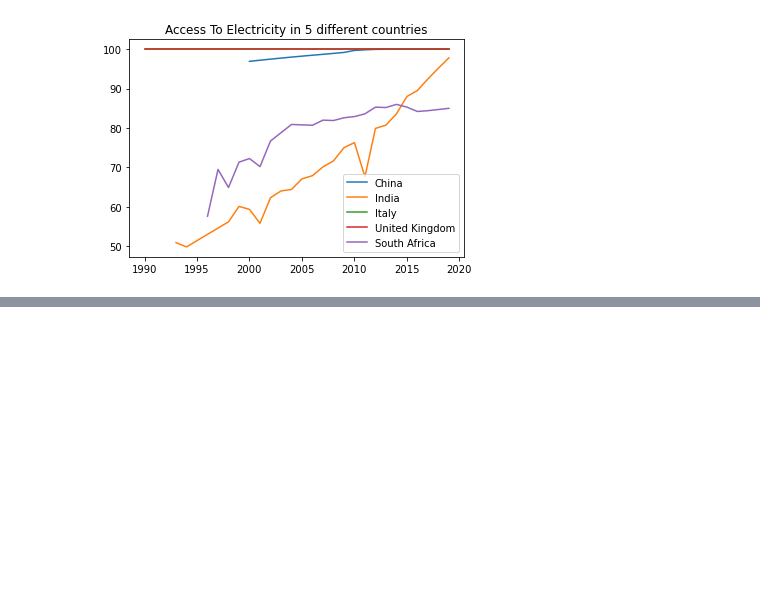
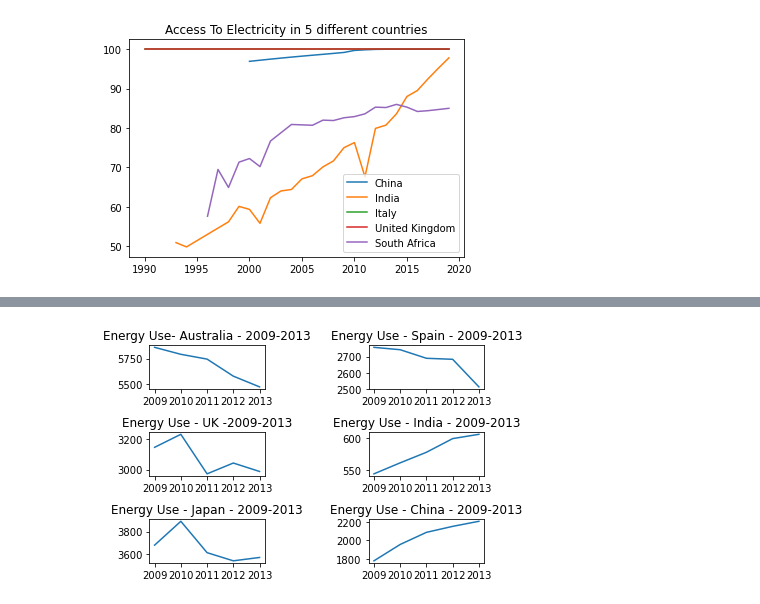
Before and after one commit to SarithaSundaresan/assignment2, a Jupyter notebook: assignment2.ipynb, the cells around one changed output, grey strips where cells are left out. Cells and saved outputs as stored; diff of their text form; code cells hidden in the pictures; blank space fills up the shorter version.

```diff
--- a/assignment2.ipynb
+++ b/assignment2.ipynb
@@ -79,0 +90,83 @@ data              Country Name                2014                2015  \
+# %%
+year_energyuse, country_energyuse = get_year_country_df("Energyuse.xls")
+year_energyuse.head()
+
+
+def energy_stats(dist):
+    """ Prints moments of distribution dist. Uses numpy and scipy.stats"""
+    print("average: ", np.average(dist))
+    print("std. deviations:", np.std(dist))
+    print("skewness: ", stats.skew(dist))
+    print("kurtosis: ", stats.kurtosis(dist))
+    return
+
+
+data_stats = year_energyuse[["Country Name","2009", "2010", "2011","2012","2013"]]
+data_stats
+df_stats = data_stats.loc[(data_stats["Country Name"] == "Australia") | (data_stats["Country Name"] == "India") |
+         (data_stats["Country Name"] == "United Kingdom") | (data_stats["Country Name"] == "Japan")
+         | (data_stats["Country Name"] == "Spain") |  (data_stats["Country Name"] == "China")]
+print(df_stats)
+
+#Energy use - use of primary energy  statistics of 5 countries between 2009 and 2013
+print("Statistics for Australia")
+data_aus = df_stats.iloc[0, 1:6].astype('float')
+energy_stats(data_aus)
+print()
+
+print("Statistics for China")
+data_chn = df_stats.iloc[1, 1:6].astype('float')
+energy_stats(data_chn)
+print()
+
+print("Statistics for Spain")
+data_spain = df_stats.iloc[2, 1:6].astype('float')
+energy_stats(data_spain)
+print()
+
+print("Statistics for United Kingdom")
+data_uk = df_stats.iloc[3, 1:6].astype('float')
+energy_stats(data_uk)
+print()
+
+print("Statistics for India")
+data_ind = df_stats.iloc[4, 1:6].astype('float')
+energy_stats(data_ind)
+print()
+
+print("Statistics for Japan")
+data_japan = df_stats.iloc[5, 1:6].astype('float')
+energy_stats(data_japan)
+print()
+
+plt.figure()
+plt.subplots_adjust(wspace=0.9,hspace=1)
+plt.subplot(3, 2, 1)
+plt.plot(data_aus,label="Aus-2009 to 2013")
+plt.title("Energy Use- Australia - 2009-2013")
+
+
+plt.subplot(3, 2, 2)
+plt.plot(data_spain,label="Spain-2009 to 2013")
+plt.title("Energy Use - Spain - 2009-2013")
+
+plt.subplot(3, 2, 3)
+plt.plot(data_uk,label="UK-2009 to 2013")
+plt.title("Energy Use - UK -2009-2013")
+
+plt.subplot(3, 2, 4)
+plt.plot(data_ind,label="India-2009 to 2013")
+plt.title("Energy Use - India - 2009-2013")
+
+plt.subplot(3, 2, 5)
+plt.plot(data_japan,label="Japan-2009 to 2013")
+plt.title("Energy Use - Japan - 2009-2013")
+
+plt.subplot(3, 2, 6)
+plt.plot(data_chn,label="China-2009 to 2013")
+plt.title("Energy Use - China - 2009-2013")
+plt.show()
+
+
+#energy_stats(df_stats.iloc[1, 200].astype('float'))
+# %% [output]
@@ -79,0 +190 @@ data              Country Name                2014                2015  \
+[figure, added]
```
Also changed, not shown: parts of 5 cells of this notebook.
